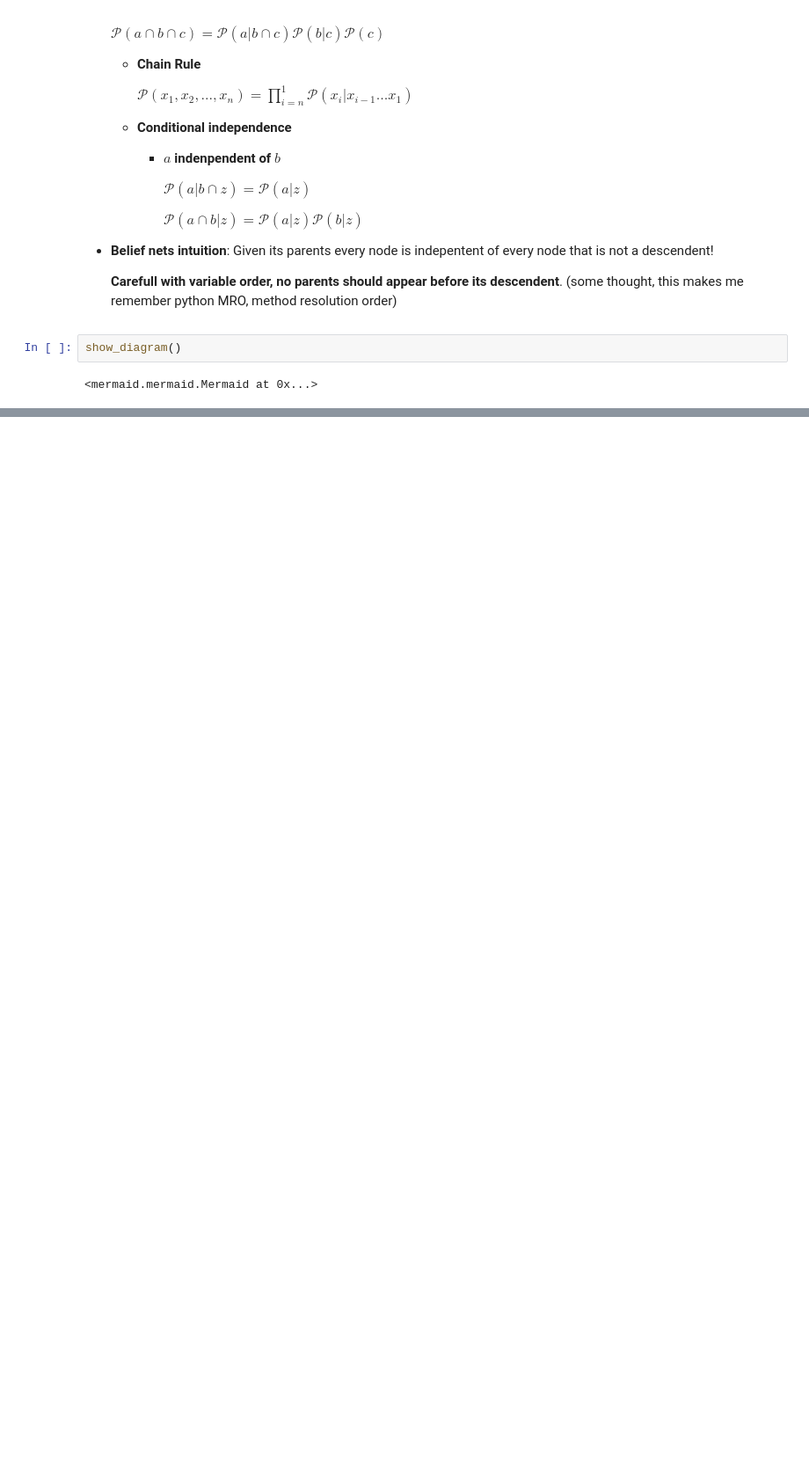
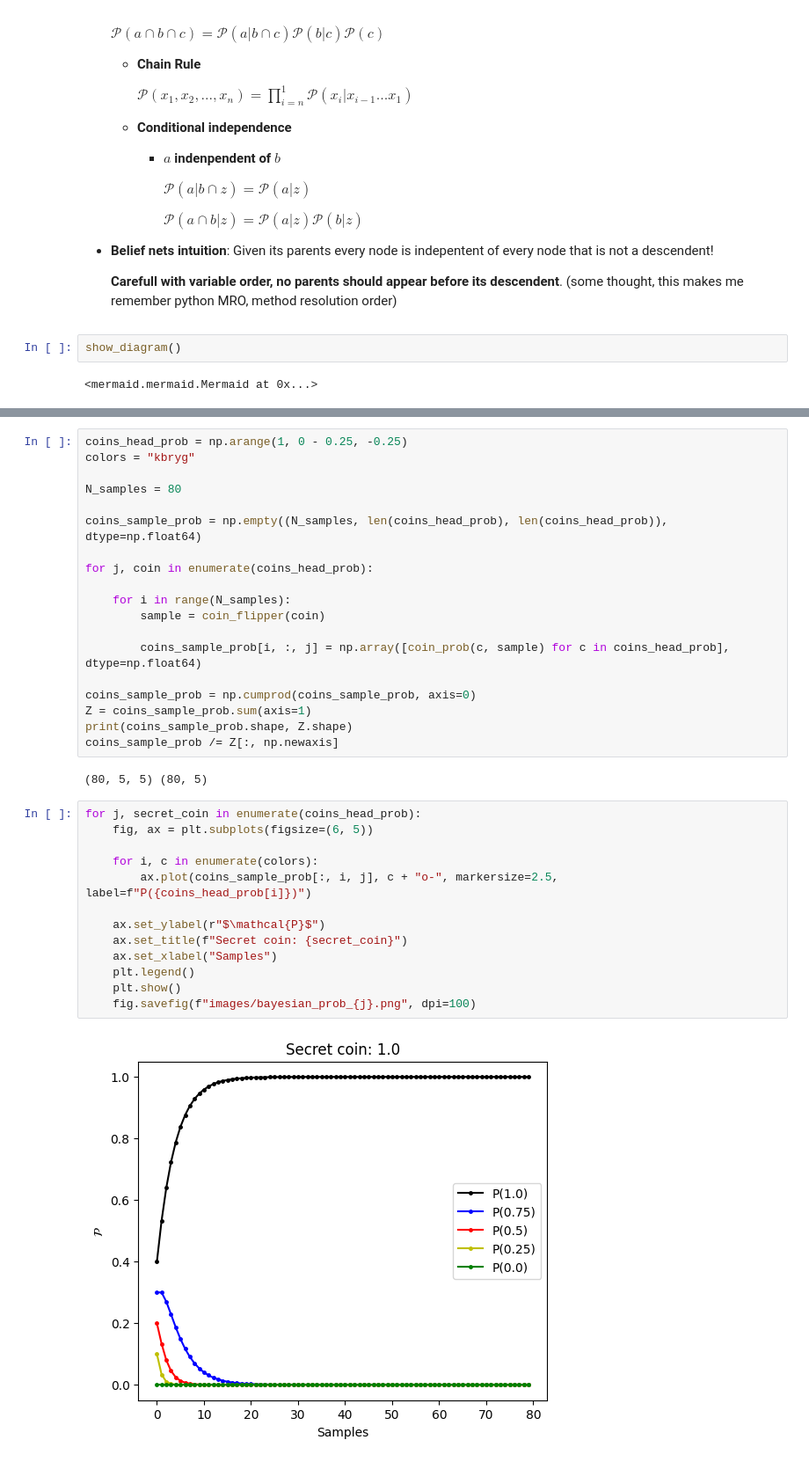
Before and after one commit to MaximoRdz/ARTIFICIAL-INTELLIGENCE, a Jupyter notebook: lab8-Probabilistic-Inference-Bayes/bayesian_inference.ipynb, the cells around one changed output, grey strips where cells are left out. Shown: that part at 88% size. Saved outputs shown, nothing was run; the diff lists cells and outputs as text; blank space fills up the shorter version.

Commit message:
Naive Bayesian inference implemented

```diff
--- a/lab8-Probabilistic-Inference-Bayes/bayesian_inference.ipynb
+++ b/lab8-Probabilistic-Inference-Bayes/bayesian_inference.ipynb
@@ -72,0 +179,36 @@ $$\mathcal{P}(c_i|e) = \frac{1}{\mathcal{Cte}} \cdot [\mathcal{P}(e_1 | c_i) \ma
+# %%
+coins_head_prob = np.arange(1, 0 - 0.25, -0.25)
+colors = "kbryg"
+
+N_samples = 80
+
+coins_sample_prob = np.empty((N_samples, len(coins_head_prob), len(coins_head_prob)), dtype=np.float64)
+
+for j, coin in enumerate(coins_head_prob):
+
+    for i in range(N_samples):
+        sample = coin_flipper(coin)
+
+        coins_sample_prob[i, :, j] = np.array([coin_prob(c, sample) for c in coins_head_prob], dtype=np.float64)
+
+coins_sample_prob = np.cumprod(coins_sample_prob, axis=0)
+Z = coins_sample_prob.sum(axis=1)
+print(coins_sample_prob.shape, Z.shape)
+coins_sample_prob /= Z[:, np.newaxis]
+# %% [output]
+(80, 5, 5) (80, 5)
+# %%
+for j, secret_coin in enumerate(coins_head_prob):
+    fig, ax = plt.subplots(figsize=(6, 5))
+
+    for i, c in enumerate(colors):
+        ax.plot(coins_sample_prob[:, i, j], c + "o-", markersize=2.5, label=f"P({coins_head_prob[i]})")
+
+    ax.set_ylabel(r"$\mathcal{P}$")
+    ax.set_title(f"Secret coin: {secret_coin}")
+    ax.set_xlabel("Samples")
+    plt.legend()
+    plt.show()
+    fig.savefig(f"images/bayesian_prob_{j}.png", dpi=100)
+# %% [output]
+[figure, added]
```
Also changed, not shown: parts of 12 cells of this notebook, 5 other files.
